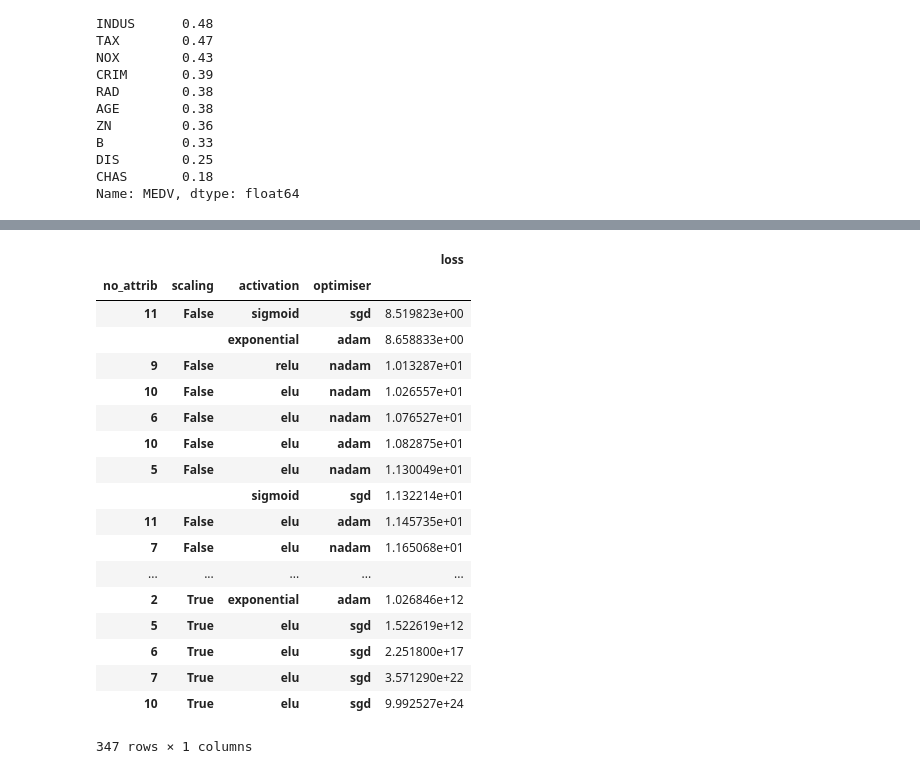
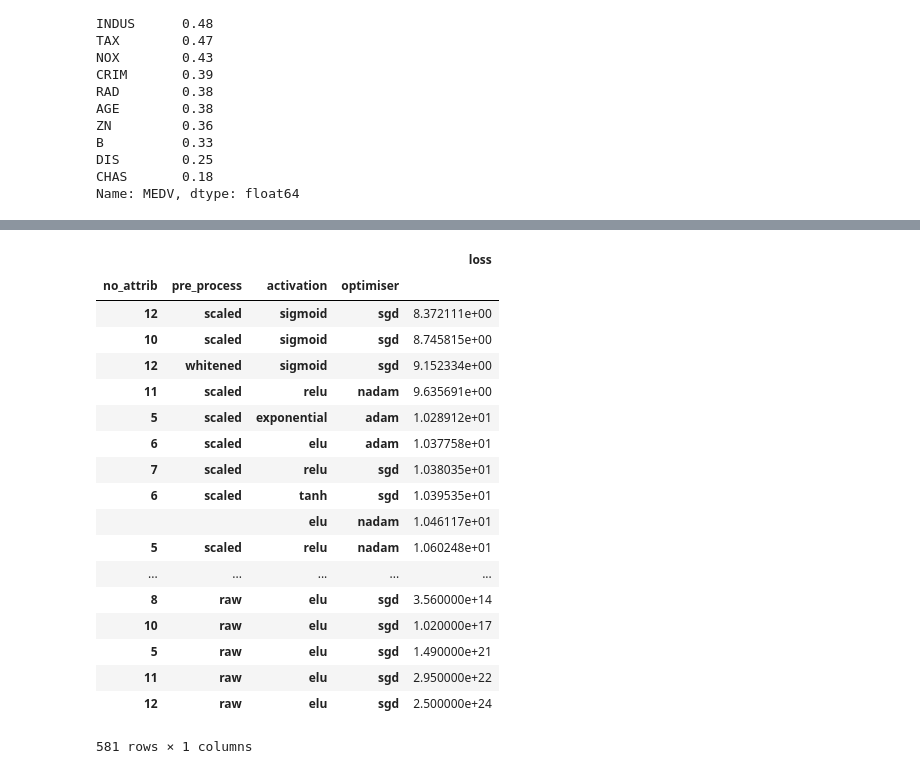
Before and after one commit to YBrady/02-MLS-Project, a Jupyter notebook: Predict.ipynb, the cells around one changed output, grey strips where cells are left out. Saved outputs shown, nothing was run; the diff lists cells and outputs as text; code cells hidden in the pictures.

```diff
--- a/Predict.ipynb
+++ b/Predict.ipynb
@@ -260,25 +252,25 @@ df.sort_values(by='loss', ascending=True)
 # %%
-df[["no_attrib", "scaling", "activation", "optimiser", "loss"]].groupby(["no_attrib", "scaling", "activation", "optimiser"]).mean().sort_values(by='loss', ascending=True)
+df[["no_attrib", "pre_process", "activation", "optimiser", "loss"]].groupby(["no_attrib", "pre_process", "activation", "optimiser"]).mean().sort_values(by='loss', ascending=True)
 # %% [output]
 |  |  |  |  | loss |
-| no_attrib | scaling | activation | optimiser |  |
-| 11 | False | sigmoid | sgd | 8.519823e+00 |
-|  |  | exponential | adam | 8.658833e+00 |
-| 9 | False | relu | nadam | 1.013287e+01 |
-| 10 | False | elu | nadam | 1.026557e+01 |
-| 6 | False | elu | nadam | 1.076527e+01 |
-| 10 | False | elu | adam | 1.082875e+01 |
-| 5 | False | elu | nadam | 1.130049e+01 |
-|  |  | sigmoid | sgd | 1.132214e+01 |
-| 11 | False | elu | adam | 1.145735e+01 |
-| 7 | False | elu | nadam | 1.165068e+01 |
+| no_attrib | pre_process | activation | optimiser |  |
+| 12 | scaled | sigmoid | sgd | 8.372111e+00 |
+| 10 | scaled | sigmoid | sgd | 8.745815e+00 |
+| 12 | whitened | sigmoid | sgd | 9.152334e+00 |
+| 11 | scaled | relu | nadam | 9.635691e+00 |
+| 5 | scaled | exponential | adam | 1.028912e+01 |
+| 6 | scaled | elu | adam | 1.037758e+01 |
+| 7 | scaled | relu | sgd | 1.038035e+01 |
+| 6 | scaled | tanh | sgd | 1.039535e+01 |
+|  |  | elu | nadam | 1.046117e+01 |
+| 5 | scaled | relu | nadam | 1.060248e+01 |
 | ... | ... | ... | ... | ... |
-| 2 | True | exponential | adam | 1.026846e+12 |
-| 5 | True | elu | sgd | 1.522619e+12 |
-| 6 | True | elu | sgd | 2.251800e+17 |
-| 7 | True | elu | sgd | 3.571290e+22 |
-| 10 | True | elu | sgd | 9.992527e+24 |
+| 8 | raw | elu | sgd | 3.560000e+14 |
+| 10 | raw | elu | sgd | 1.020000e+17 |
+| 5 | raw | elu | sgd | 1.490000e+21 |
+| 11 | raw | elu | sgd | 2.950000e+22 |
+| 12 | raw | elu | sgd | 2.500000e+24 |
-347 rows × 1 columns
+581 rows × 1 columns
 # %%
 # Plot the actvations to see which performed best
 plt.rcParams["figure.figsize"] = [16, 6]
```
Also changed, not shown: parts of 10 cells of this notebook, 2 other files.
